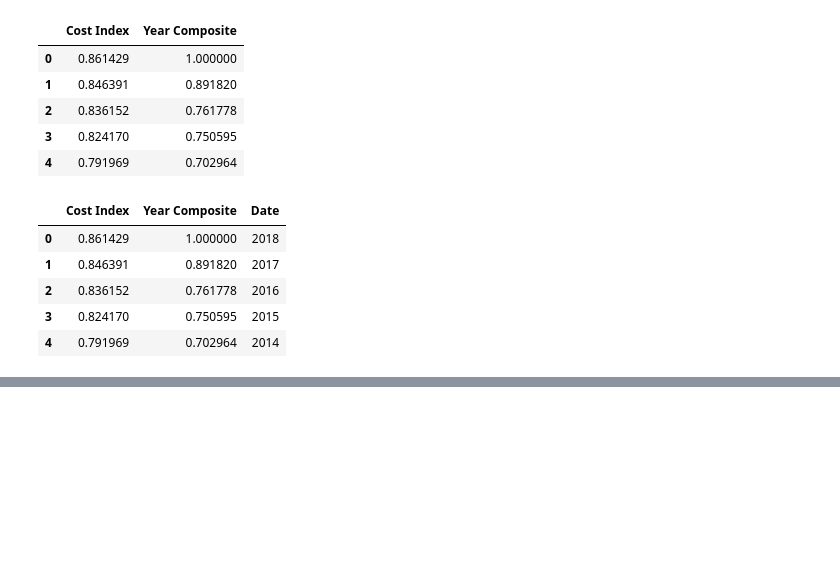
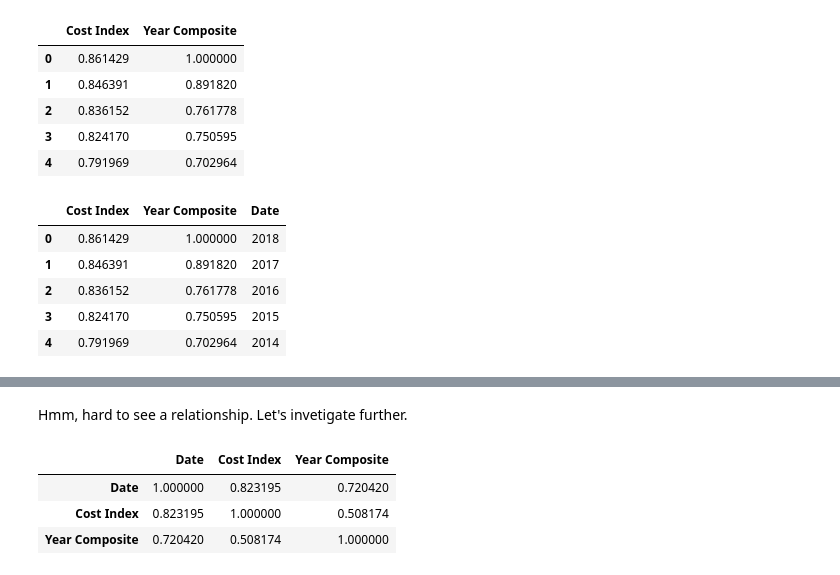
Before and after one commit to pierretd/Stocks-vs-Housing, a Jupyter notebook: 02-EDA & VIZ.ipynb, the cells around one changed output, grey strips where cells are left out. Cells and saved outputs as stored; diff of their text form; code cells hidden in the pictures; blank space fills up the shorter version.

```diff
--- a/02-EDA & VIZ.ipynb
+++ b/02-EDA & VIZ.ipynb
@@ -79,0 +79,9 @@ Hmm, hard to see a relationship. Let's invetigate further.
+# %% [markdown]
+Hmm, hard to see a relationship. Let's invetigate further.
+# %%
+rc.corr()
+# %% [output]
+|  | Date | Cost Index | Year Composite |
+| Date | 1.000000 | 0.823195 | 0.720420 |
+| Cost Index | 0.823195 | 1.000000 | 0.508174 |
+| Year Composite | 0.720420 | 0.508174 | 1.000000 |
```
Also changed, not shown: parts of 4 cells of this notebook, 5 other files.
